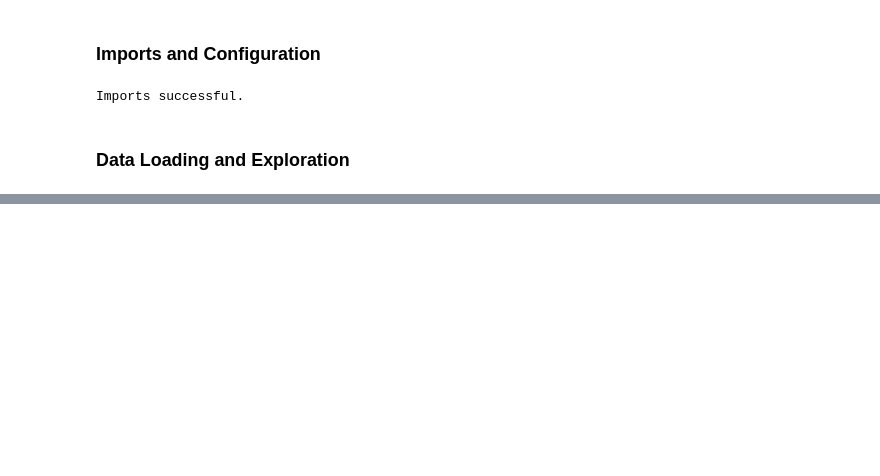
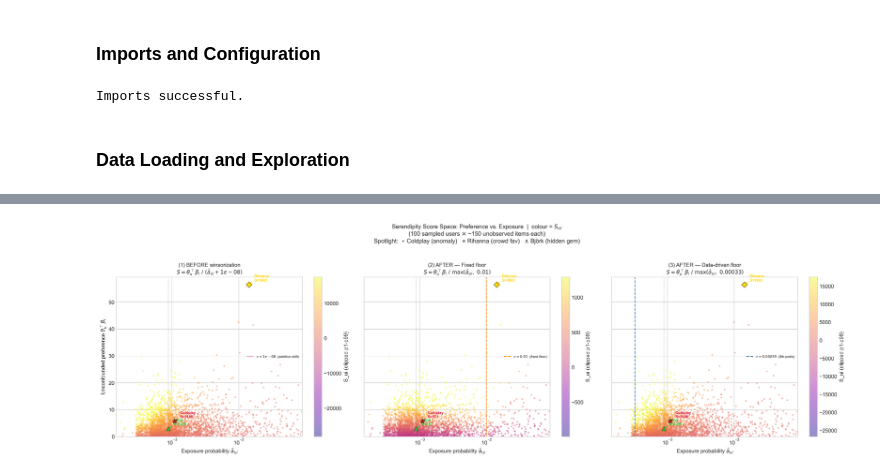
Before and after one commit to abrandontran/5350-Social-Algorithms, a Jupyter notebook: Final Project/serendipity_analysis.ipynb, the cells around one changed output, grey strips where cells are left out. Cells and saved outputs as stored; diff of their text form; code cells hidden in the pictures; blank space fills up the shorter version.

```diff
--- a/Final Project/serendipity_analysis.ipynb
+++ b/Final Project/serendipity_analysis.ipynb
@@ -1249,0 +561,16 @@ Final Slate:
+# %%
+# Spotlight artists chosen to illustrate three diagnostic cases
+# - anomaly: Coldplay — near-zero exposure inflates S_ui before winsorization
+# - popular: Rihanna — high exposure moderates S_ui despite strong preference
+# - niche: Bjork — low exposure + moderate preference, stable under dynamic floor
+# NOTE: Names must match the artists dataframe exactly (case-sensitive)
+SPOTLIGHT = {
+    'anomaly': 'Coldplay',
+    'popular': 'Rihanna',
+    'niche': 'Björk',
+}
+SPOTLIGHT_STYLE = {
+    'anomaly': dict(color='crimson', marker='*', s=90, zorder=5),
+    'popular': dict(color='gold', marker='D', s=60, zorder=5),
+    'niche': dict(color='limegreen', marker='^', s=60, zorder=5),
+}
@@ -1249,0 +679,81 @@ Final Slate:
+# %%
+# Compute axis limits from the actual data rather than hardcoding (use
+# percentiles so a handful of extreme outliers don't force a huge range)
+exp_lo = np.percentile(exps_arr[exps_arr > 0], 1) * 0.5
+exp_hi = np.percentile(exps_arr, 99) * 1.5
+pref_hi = np.percentile(prefs_arr[prefs_arr > 0], 99) * 1.1
+
+# Plot serendipity score space (preference vs. exposure across winsorization
+# situations)
+fig, axes = plt.subplots(1, 3, figsize=(20, 6), sharey=True, dpi=300)
+scatter_kw = dict(cmap='plasma', s=10, alpha=0.45, linewidths=0, rasterized=True)
+
+# Left: original (additive shift)
+sc0 = axes[0].scatter(exps_arr, prefs_arr, c=s_orig_c, **scatter_kw)
+axes[0].axvline(EPSILON, color='crimson', linestyle=':', lw=1.3,
+                label=f'$\\epsilon = {EPSILON:.0e}$  (additive shift)')
+add_median_lines(axes[0], pref_med, exp_med)
+overlay_spotlight(axes[0], s_original)
+plt.colorbar(sc0, ax=axes[0], label='S_ui (clipped p1-p99)')
+axes[0].set_xlabel(r'Exposure probability $\hat{a}_{ui}$', fontsize=10)
+axes[0].set_ylabel(r'Unconfounded preference $\theta_u^\top \beta_i$', fontsize=10)
+axes[0].set_title(f'(1) BEFORE winsorization\n$S = \\theta_u^\\top \\beta_i \\ / \\ (\\hat{{a}}_{{ui}} + {EPSILON:.0e})$',
+                  fontsize=10)
+axes[0].set_xscale('symlog', linthresh=1e-4)
+axes[0].legend(fontsize=6.5, loc='center right')
+
+# Middle: fixed floor (WINSORIZE_EPSILON)
+sc1 = axes[1].scatter(exps_arr, prefs_arr, c=s_fixed_c, **scatter_kw)
+axes[1].axvline(fixed_eps, color='darkorange', linestyle='--', lw=1.4,
+                label=f'$\\epsilon = {fixed_eps}$  (fixed floor)')
+add_median_lines(axes[1], pref_med, exp_med)
+overlay_spotlight(axes[1], s_fixed)
+plt.colorbar(sc1, ax=axes[1], label='S_ui (clipped p1-p99)')
+axes[1].set_xlabel(r'Exposure probability $\hat{a}_{ui}$', fontsize=10)
+axes[1].set_title(f'(2) AFTER — Fixed floor\n$S = \\theta_u^\\top \\beta_i \\ / \\ \\max(\\hat{{a}}_{{ui}},\\ {fixed_eps})$',
+                  fontsize=10)
+axes[1].set_xscale('symlog', linthresh=1e-4)
+axes[1].legend(fontsize=6.5, loc='center right')
+
+# Right: data-driven floor (5th percentile)
+sc2 = axes[2].scatter(exps_arr, prefs_arr, c=s_dyn_c, **scatter_kw)
+axes[2].axvline(dynamic_eps, color='steelblue', linestyle='--', lw=1.4,
+                label=f'$\\epsilon = {dynamic_eps:.5f}$  (5th pctile)')
+add_median_lines(axes[2], pref_med, exp_med)
+overlay_spotlight(axes[2], s_dynamic)
+plt.colorbar(sc2, ax=axes[2], label='S_ui (clipped p1-p99)')
+axes[2].set_xlabel(r'Exposure probability $\hat{a}_{ui}$', fontsize=10)
+axes[2].set_title(f'(3) AFTER — Data-driven floor\n$S = \\theta_u^\\top \\beta_i \\ / \\ \\max(\\hat{{a}}_{{ui}},\\ {dynamic_eps:.5f})$',
+                  fontsize=10)
+axes[2].set_xscale('symlog', linthresh=1e-4)
+axes[2].legend(fontsize=6.5, loc='center right')
+
+rihanna_idx = spotlight_idx['popular']
+rihanna_pref = prefs_arr[rihanna_idx] if rihanna_idx is not None else pref_hi
+y_top = max(pref_hi, rihanna_pref * 1.05)
+
+for ax in axes:
+    ax.set_ylim(bottom=0, top=y_top)
+    ax.set_xlim(left=exp_lo, right=exp_hi)
+
+plt.suptitle(
+    f'Serendipity Score Space: Preference vs. Exposure  |  colour = $S_{{ui}}$\n'
+    f'({SCATTER_USERS} sampled users $\\times$ ~{SCATTER_SAMPLE} unobserved items each)\n'
+    r'Spotlight:  $\star$ Coldplay (anomaly)   $\diamond$ Rihanna (crowd fav)   $\wedge$ Björk (hidden gem)',
+    fontsize=11, y=1.03
+)
+plt.tight_layout()
+plt.show()
+
+# S_ui comparison table
+print('\nSpotlight artist S_ui comparison:')
+print(f"{'Artist':<22} {'Role':<12} {'S_ui (original)':>17} {'S_ui (fixed)':>14} {'S_ui (dynamic)':>15}")
+print('-' * 84)
+for role, idx in spotlight_idx.items():
+    if idx is None:
+        print(f"{SPOTLIGHT[role]:<22} {role:<12} {'(not in sample)':>17}")
+        continue
+    print(f"{names_list[idx]:<22} {role:<12} "
+          f"{s_original[idx]:>17.1f} {s_fixed[idx]:>14.1f} {s_dynamic[idx]:>15.1f}")
+# %% [output]
+[figure, added]
```
Also changed, not shown: parts of 101 cells of this notebook, 15 other files.
